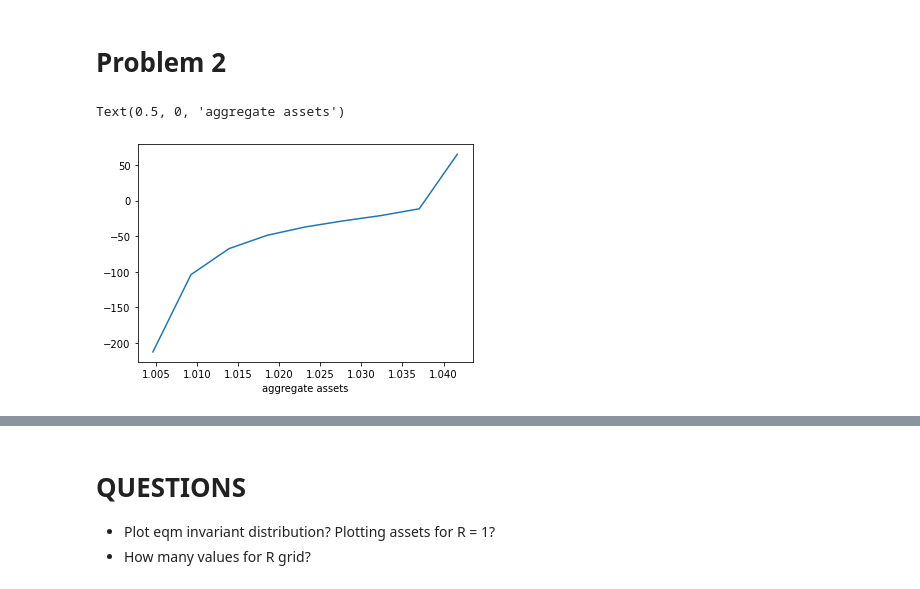
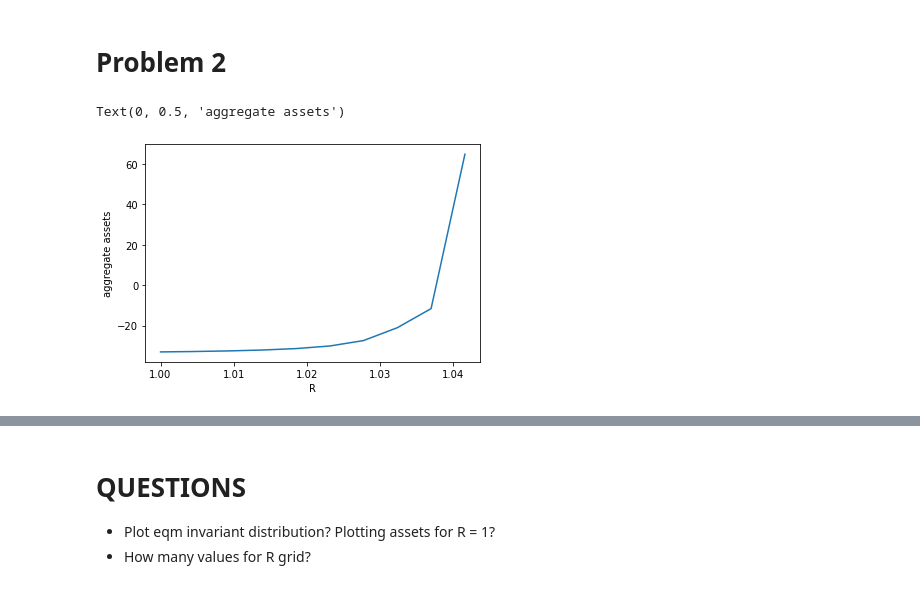
Before and after one commit to mayalroy/ECON_2010C_Q2_PS3, a Jupyter notebook: PS3.ipynb, the cells around one changed output, grey strips where cells are left out. Cells and saved outputs as stored; diff of their text form; code cells hidden in the pictures.

```diff
--- a/PS3.ipynb
+++ b/PS3.ipynb
@@ -252,7 +252,7 @@ A = agg_A(μ, ma_grid)
 def A_R(R, param=param_base):
     r = R-1
     # set NBC
-    amin = -1/max(r, 1e-5)
+    amin = -1/0.03
     Va, a_policy, c_policy, param = backward(param={**param, 'r': r, 'amin': amin}) # get a_policy
     ma_grid_r = param['ma_grid']
     T = make_T(a_policy=a_policy, Π= Π, ma_grid=ma_grid_r)
@@ -264,13 +264,13 @@ def A_R(R, param=param_base):
 # %%
 # Plotting A(R) as a fxn of R
 
 A_vals = [A_R(R) for R in R_grid]
-plt.plot(R_grid[1:], A_vals[1:])
+plt.plot(R_grid, A_vals)
 plt.xlabel('R')
-plt.xlabel('aggregate assets')
+plt.ylabel('aggregate assets')
 # %% [output]
-Text(0.5, 0, 'aggregate assets')
+Text(0, 0.5, 'aggregate assets')
-[figure, old version]
+[figure, new version]
 # %%
 # function to find market-clearing R
 def find_R(param=param_base):
```
Also changed, not shown: parts of 24 cells of this notebook.
